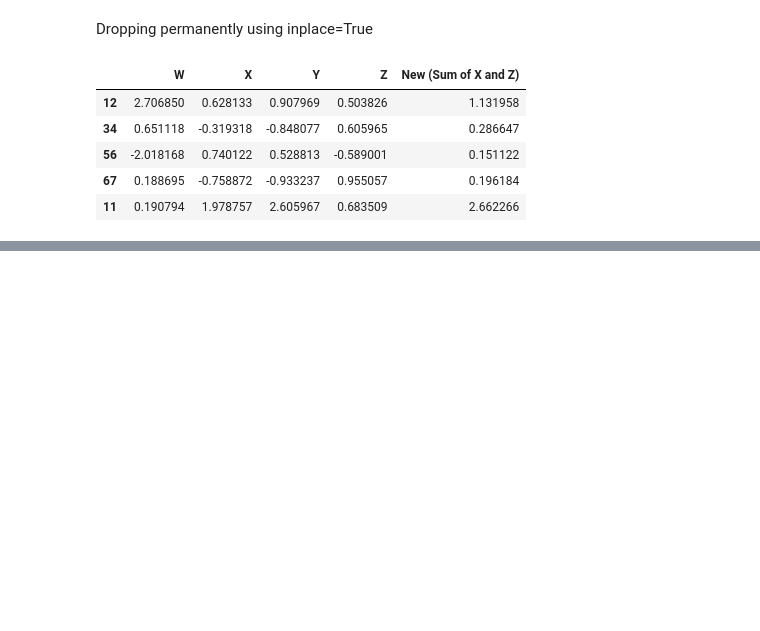
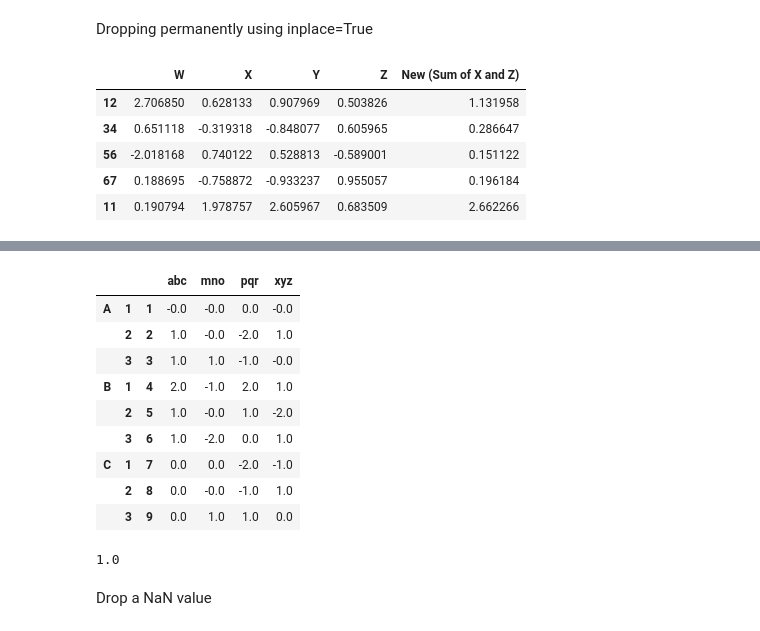
Before and after one commit to Parag18081994/Ghost, a Jupyter notebook: Python/Machine Learning iNeuron/25th_July_ML.ipynb, the cells around one changed output, grey strips where cells are left out. Cells and saved outputs as stored; diff of their text form; code cells hidden in the pictures; blank space fills up the shorter version.

Commit message:
25th_July_ML 02.16
25th_July_ML 02.16 asus machine
Topic covered-
1.Conditional filtering
2.Filtering operation on record level
3.Anding operation
4.Reset index.
5.Multi-index

```diff
--- a/Python/Machine Learning iNeuron/25th_July_ML.ipynb
+++ b/Python/Machine Learning iNeuron/25th_July_ML.ipynb
@@ -278,0 +324,6 @@ l[0:5]
+# %%
+l1=['A','A','A','B','B','B','C','C','C']
+l2=[1,2,3,1,2,3,1,2,3]
+l3=[1,2,3,4,5,6,7,8,9]
+lst=list(zip(l1,l2,l3))
+lst
@@ -278,0 +340,21 @@ l[0:5]
+# %%
+lst=pd.MultiIndex.from_tuples(lst)
+df2=pd.DataFrame(data=np.round(rn(9,4)),index=lst,columns=['abc','mno','pqr','xyz'])
+df2
+# %% [output]
+|  |  |  | abc | mno | pqr | xyz |
+| A | 1 | 1 | -0.0 | -0.0 | 0.0 | -0.0 |
+|  | 2 | 2 | 1.0 | -0.0 | -2.0 | 1.0 |
+|  | 3 | 3 | 1.0 | 1.0 | -1.0 | -0.0 |
+| B | 1 | 4 | 2.0 | -1.0 | 2.0 | 1.0 |
+|  | 2 | 5 | 1.0 | -0.0 | 1.0 | -2.0 |
+|  | 3 | 6 | 1.0 | -2.0 | 0.0 | 1.0 |
+| C | 1 | 7 | 0.0 | 0.0 | -2.0 | -1.0 |
+|  | 2 | 8 | 0.0 | -0.0 | -1.0 | 1.0 |
+|  | 3 | 9 | 0.0 | 1.0 | 1.0 | 0.0 |
+# %%
+df2.loc['A'].loc[3,3].loc['abc']
+# %% [output]
+1.0
+# %% [markdown]
+Drop a NaN value
```
Also changed, not shown: parts of 19 cells of this notebook.
